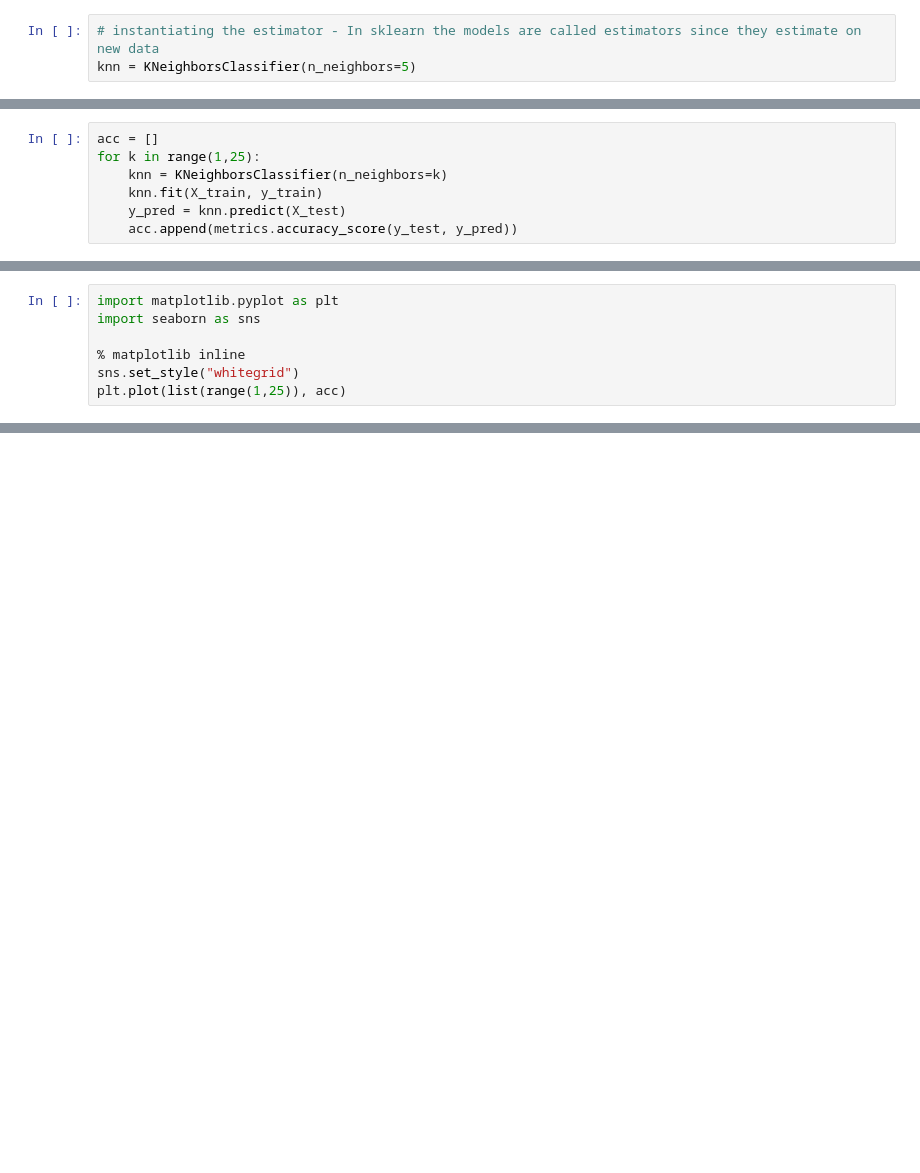
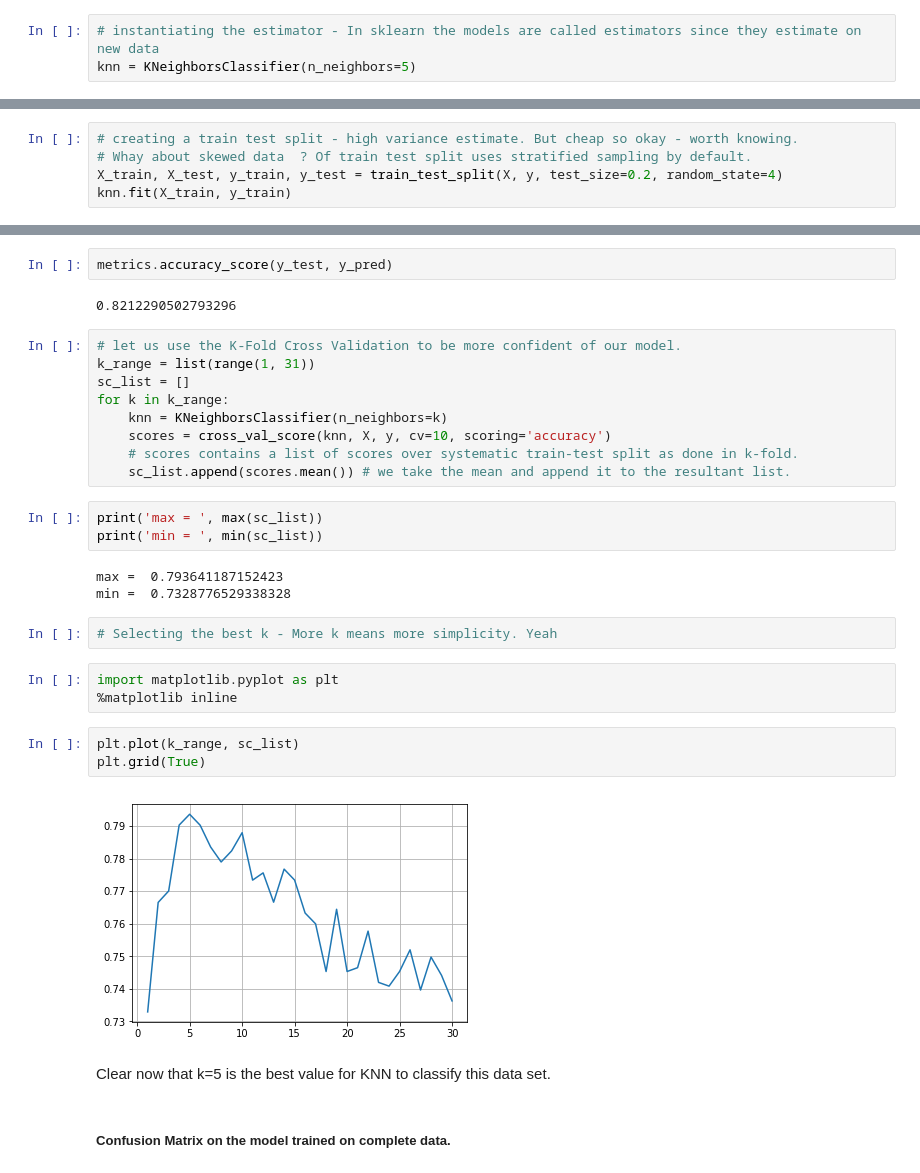
Before and after one commit to guptaachin/Titanic-data-analysis, a Jupyter notebook: jupyter-nb.ipynb, the cells around one changed output, grey strips where cells are left out. Saved outputs shown, nothing was run; the diff lists cells and outputs as text; blank space fills up the shorter version.

Commit message:
added model training KNN and LogReg

```diff
--- a/jupyter-nb.ipynb
+++ b/jupyter-nb.ipynb
@@ -329,7 +298,0 @@ It seems that KNN is performing better. Let us go further and try to seem the ac
-# %%
-acc = []
-for k in range(1,25):
-    knn = KNeighborsClassifier(n_neighbors=k)
-    knn.fit(X_train, y_train)
-    y_pred = knn.predict(X_test)
-    acc.append(metrics.accuracy_score(y_test, y_pred))
@@ -338,7 +298,0 @@ NameError: name 'KNeighborsClassifier' is not defined
-# %%
-import matplotlib.pyplot as plt
-import seaborn as sns
-
-% matplotlib inline
-sns.set_style("whitegrid")
-plt.plot(list(range(1,25)), acc)
@@ -356,0 +303,5 @@ sns.heatmap(dataframe.corr(), annot=True, fmt="0.2f", cmap="coolwarm")
+# %%
+# creating a train test split - high variance estimate. But cheap so okay - worth knowing.
+# Whay about skewed data  ? Of train test split uses stratified sampling by default.
+X_train, X_test, y_train, y_test = train_test_split(X, y, test_size=0.2, random_state=4)
+knn.fit(X_train, y_train)
@@ -356,0 +314,33 @@ sns.heatmap(dataframe.corr(), annot=True, fmt="0.2f", cmap="coolwarm")
+# %%
+metrics.accuracy_score(y_test, y_pred)
+# %% [output]
+0.8212290502793296
+# %%
+# let us use the K-Fold Cross Validation to be more confident of our model.
+k_range = list(range(1, 31))
+sc_list = []
+for k in k_range:
+    knn = KNeighborsClassifier(n_neighbors=k)
+    scores = cross_val_score(knn, X, y, cv=10, scoring='accuracy')
+    # scores contains a list of scores over systematic train-test split as done in k-fold.
+    sc_list.append(scores.mean()) # we take the mean and append it to the resultant list.
+# %%
+print('max = ', max(sc_list))
+print('min = ', min(sc_list))
+# %% [output]
+max =  0.793641187152423
+min =  0.7328776529338328
+# %%
+# Selecting the best k - More k means more simplicity. Yeah
+# %%
+import matplotlib.pyplot as plt
+%matplotlib inline
+# %%
+plt.plot(k_range, sc_list)
+plt.grid(True)
+# %% [output]
+[figure, added]
+# %% [markdown]
+Clear now that k=5 is the best value for KNN to classify this data set.
+# %% [markdown]
+##### Confusion Matrix on the model trained on complete data.
```
Also changed, not shown: parts of 39 cells of this notebook.
